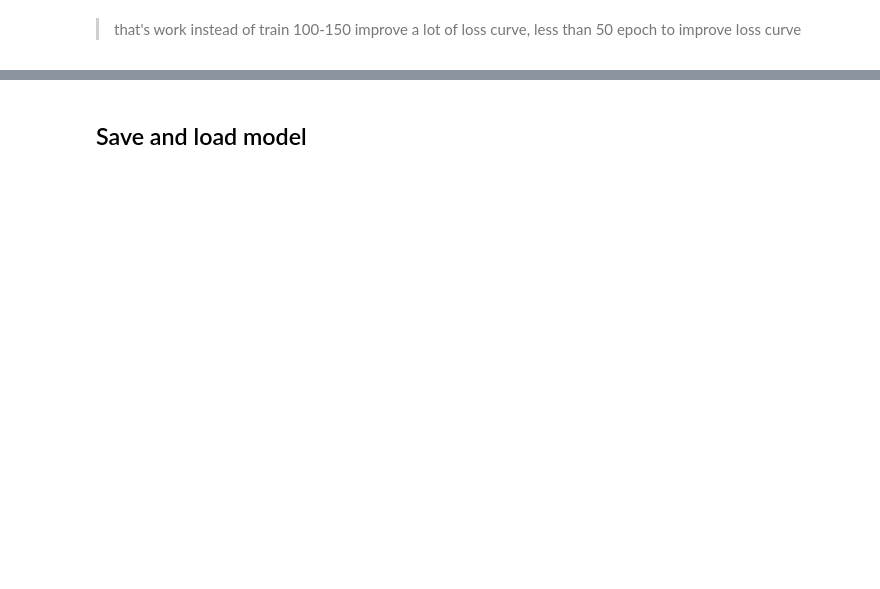
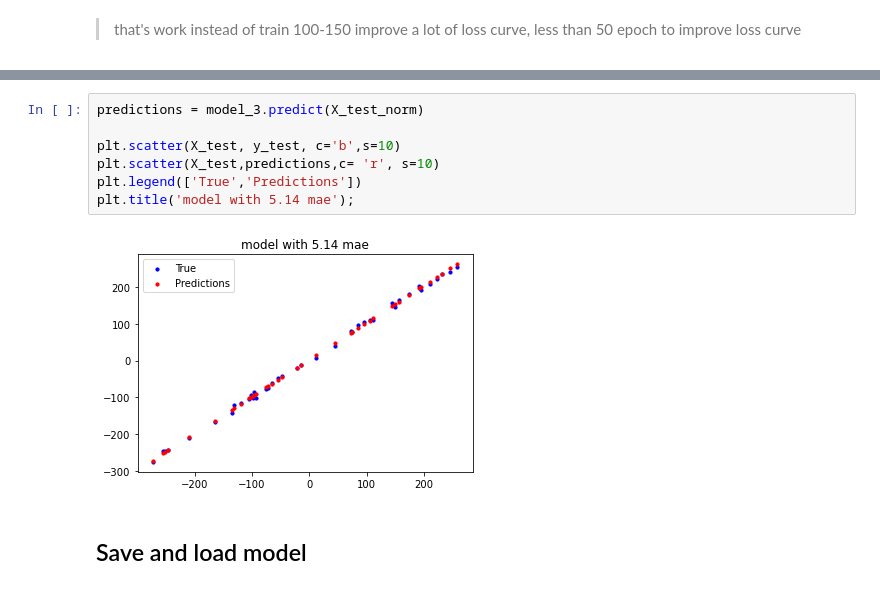
Before and after one commit to NickyAlan/tensorflow22, a Jupyter notebook: nn_regression/nn_regression.ipynb, the cells around one changed output, grey strips where cells are left out. Drawn from its saved outputs; the diff is of its cells as text; blank space fills up the shorter version.

```diff
--- a/nn_regression/nn_regression.ipynb
+++ b/nn_regression/nn_regression.ipynb
@@ -271,3 +243,12 @@ model_4.evaluate(X_test_norm,y_test)
+# %%
+predictions = model_3.predict(X_test_norm)
+
+plt.scatter(X_test, y_test, c='b',s=10)
+plt.scatter(X_test,predictions,c= 'r', s=10)
+plt.legend(['True','Predictions'])
+plt.title('model with 5.14 mae');
+# %% [output]
+[figure, added]
 # %% [markdown]
 ## Save and load model
 # %%
```
Also changed, not shown: parts of 15 cells of this notebook, 2 other files.
